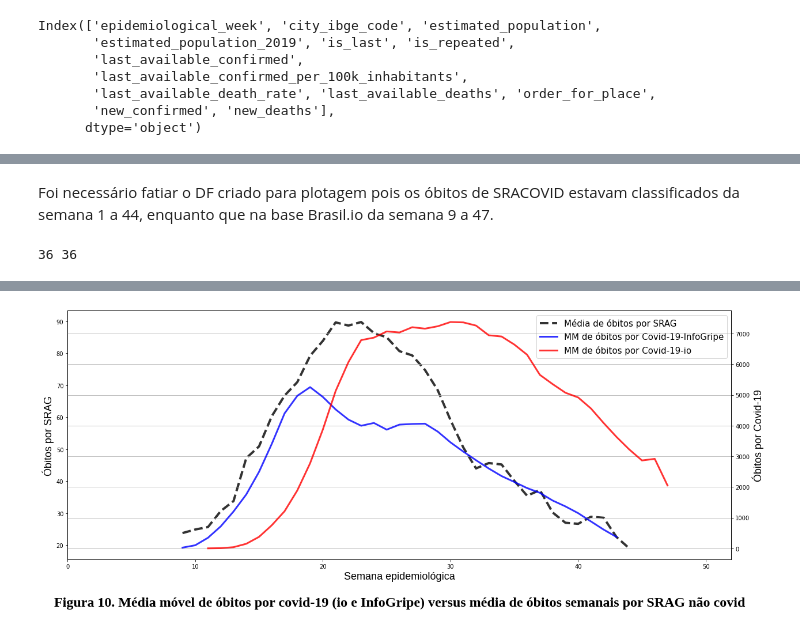
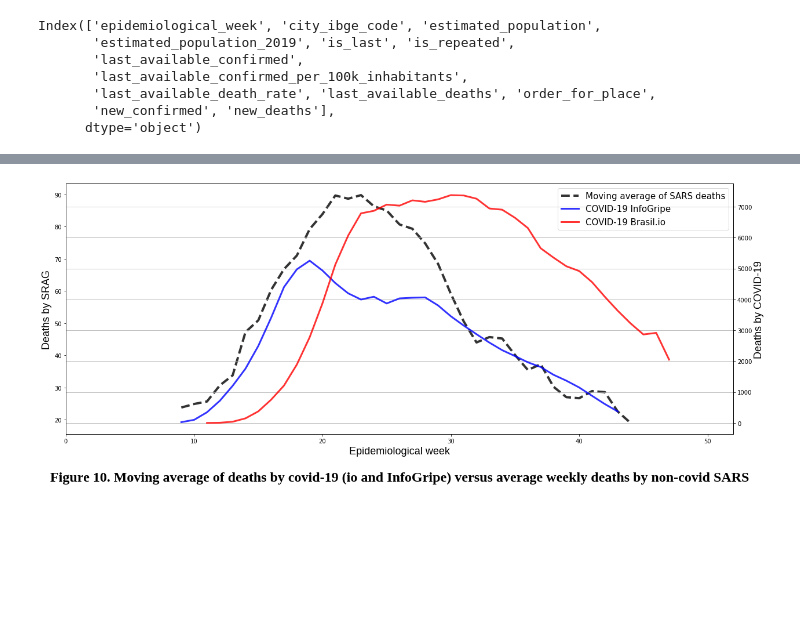
Before and after one commit to souzajvp/data_science_bootcamp, a Jupyter notebook: module_01 - COVID-19 seasonality/SARS sazonality and lessions for COVID-19.ipynb, the cells around one changed output, grey strips where cells are left out. Saved outputs shown, nothing was run; the diff lists cells and outputs as text; code cells hidden in the pictures; blank space fills up the shorter version.

```diff
--- a/module_01 - COVID-19 seasonality/SARS sazonality and lessions for COVID-19.ipynb
+++ b/module_01 - COVID-19 seasonality/SARS sazonality and lessions for COVID-19.ipynb
@@ -755,12 +728,6 @@ obito_covid = gripe_pais.query("dado == 'obitocovid'")
 obito_covid = obito_covid.query('`Ano epidemiológico` == "2020"')
 # %%
 obito_covid.set_index('Semana epidemiológica', inplace=True)
-# %% [markdown]
-Foi necessário fatiar o DF criado para plotagem pois os óbitos de SRACOVID estavam classificados da semana 1 a 44, enquanto que na base Brasil.io da  semana 9 a 47.
-# %%
-print(len(obito_covid.loc[9:44]), len(full.loc[8:44]))
-# %% [output]
-36 36
 # %%
 full_slice = full.loc[8:44]
 
@@ -777,33 +744,33 @@ full_slice.head(2)
 # %%
 fig= plt.figure(figsize=(16,6))
 
 line_weight=3
 alpha=0.8
 ax1 = fig.add_axes([0,0,1,1])
 ax2 = fig.add_axes()
 
 ax2 = ax1.twinx()
 
 
 lns1 = ax1.plot(full_slice['srag'], color='black', linestyle='dashed',
-                lw=4, alpha=alpha, label='Média de óbitos por SRAG' )
+                lw=4, alpha=alpha, label='Moving average of SARS deaths' )
 lns2 = ax2.plot(full_slice['obito_sra_covid'], color='blue',
-                lw=line_weight, alpha=alpha, label='MM de óbitos por Covid-19-InfoGripe' )
+                lw=line_weight, alpha=alpha, label='COVID-19 InfoGripe' )
 lns3 = ax2.plot(full['media_movel_obitos'], color='red',
-                lw=line_weight, alpha=alpha, label='MM de óbitos por Covid-19-io' )
+                lw=line_weight, alpha=alpha, label='COVID-19 Brasil.io' )
 
-ax1.set_ylabel('Óbitos por SRAG', fontsize=18, fontname="Liberation Sans")
-ax2.set_ylabel('Óbitos por Covid-19', fontsize=18, fontname="Liberation Sans")
-ax1.set_xlabel('Semana epidemiológica', fontsize=18, fontname="Liberation Sans")
+ax1.set_ylabel('Deaths by SRAG', fontsize=18, fontname="Liberation Sans")
+ax2.set_ylabel('Deaths by COVID-19', fontsize=18, fontname="Liberation Sans")
+ax1.set_xlabel('Epidemiological week', fontsize=18, fontname="Liberation Sans")
 leg = lns1 + lns2 + lns3
 labs = [l.get_label() for l in leg]
 ax1.legend(leg, labs, loc='best', prop=dict(size=15))
 
 
-plt.title('Figura 10. Média móvel de óbitos por covid-19 (io e InfoGripe) versus média de óbitos semanais por SRAG não covid',
+plt.title('Figure 10. Moving average of deaths by covid-19 (io and InfoGripe) versus average weekly deaths by non-covid SARS',
           fontsize=24, weight="bold", fontname="Liberation Serif",  y=-0.2)
 plt.xlim((0,52))
 plt.grid()
 plt.show()
 # %% [output]
-[figure, old version]
+[figure, new version]
```
Also changed, not shown: parts of 98 cells of this notebook.
